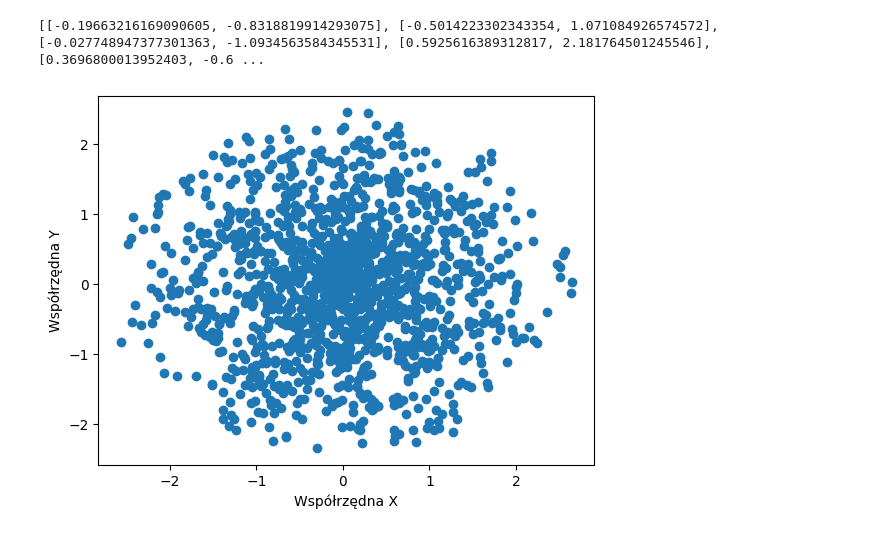
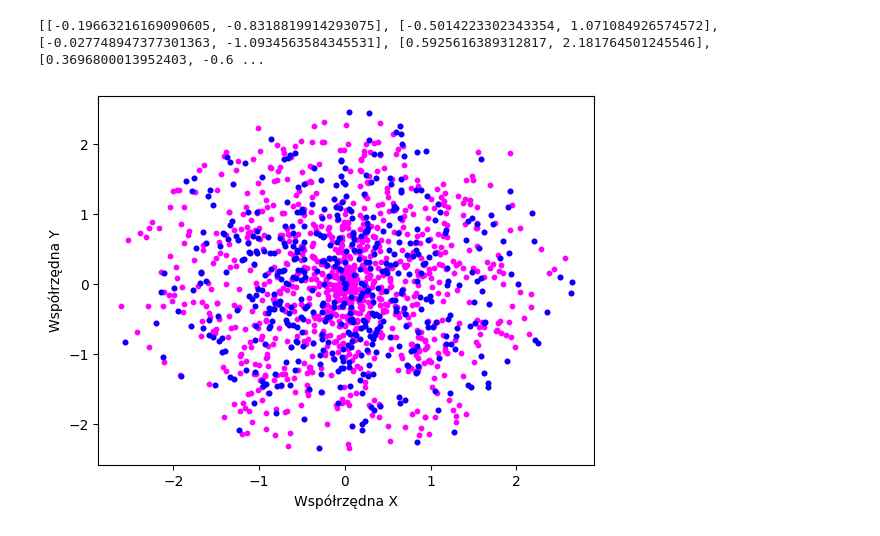
Before and after one commit to Jaromek/radialAngleAugmentation, a Jupyter notebook: blobs.ipynb, the cells around one changed output. Drawn from its saved outputs; the diff is of its cells as text; code cells hidden in the pictures.

```diff
--- a/blobs.ipynb
+++ b/blobs.ipynb
@@ -24,7 +24,10 @@ x_train = du.DataUtils.shift_to_mass_center(x_train)
 # Filter y_train to match the length of x_train
 y_train_filtered = y_train[:len(x_train)]
 
-plt.scatter(x_train[:, 0], x_train[:, 1], c=y_train_filtered)
+x_train = np.array(x_train)
+no_generate = x_train
+
+plt.scatter(x_train[:, 0], x_train[:, 1])
 #oznaczanie osi
 plt.xlabel("Współrzędna X")
 plt.ylabel("Współrzędna Y")
@@ -98,11 +101,12 @@ print(points_array)
 [[-0.19663216169090605, -0.8318819914293075], [-0.5014223302343354, 1.071084926574572], [-0.027748947377301363, -1.0934563584345531], [0.5925616389312817, 2.181764501245546], [0.3696800013952403, -0.6 ...
 # %%
 points_array = np.array(points_array)
-plt.scatter(points_array[:, 0], points_array[:, 1])
+plt.scatter(points_array[:, 0], points_array[:, 1], color='magenta', s=10)
+plt.scatter(no_generate[:, 0], no_generate[:, 1], color = 'blue', s=10)
 plt.xlabel("Współrzędna X")
 plt.ylabel("Współrzędna Y")
 plt.show()
 # %% [output]
-[figure, old version]
+[figure, new version]
 # %%
 points_array_polar = [[point.getPhi(), point.getR()] for point in x_train]
```
Also changed, not shown: parts of 4 cells of this notebook.
